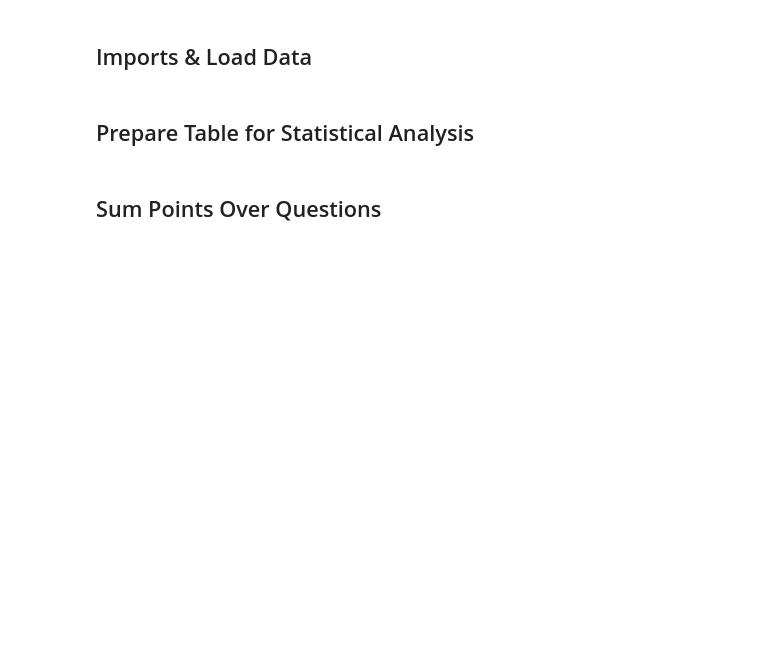
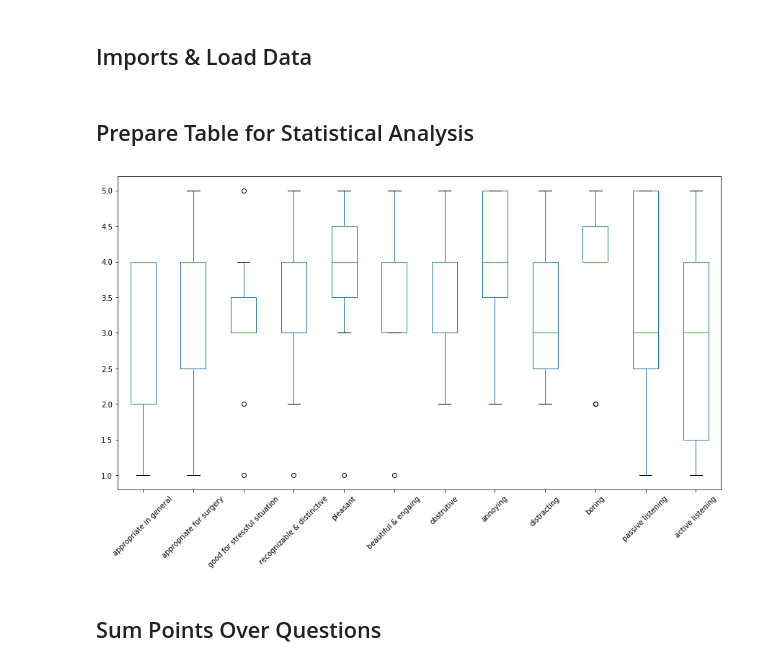
Before and after one commit to SasanMatinfar/Development-of-a-Complete-System-for-Sonification-of-Bleeding-Measurements, a Jupyter notebook: Result Analysis.ipynb, the cells around one changed output. Drawn from its saved outputs; the diff is of its cells as text; code cells hidden in the pictures; blank space fills up the shorter version.

```diff
--- a/Result Analysis.ipynb
+++ b/Result Analysis.ipynb
@@ -49,3 +47,18 @@ for column in df:
+# %%
+input_boxplot_nature_three = df.iloc[:, 24:36]
+input_boxplot_nature_three.columns = ['appropriate in general', 'appropriate for surgery',
+                                      'good for stressful situation', 'recognizable & distinctive',
+                                      'pleasant', 'beautiful & engaing', 'obstrutive', 'annoying',
+                                      'distracting', 'boring', 'passive listening', 'active listening']
+boxplot_nature_three = input_boxplot_nature_three.boxplot(column=['appropriate in general', 'appropriate for surgery',
+                                      'good for stressful situation', 'recognizable & distinctive',
+                                      'pleasant', 'beautiful & engaing', 'obstrutive', 'annoying',
+                                      'distracting', 'boring', 'passive listening', 'active listening'],
+                                                          rot=45,
+                                                          grid=False,
+                                                          figsize=(15, 8))
+# %% [output]
+[figure, added]
 # %% [markdown]
 ## Sum Points Over Questions
 # %%
```
Also changed, not shown: parts of 1 cell of this notebook.
